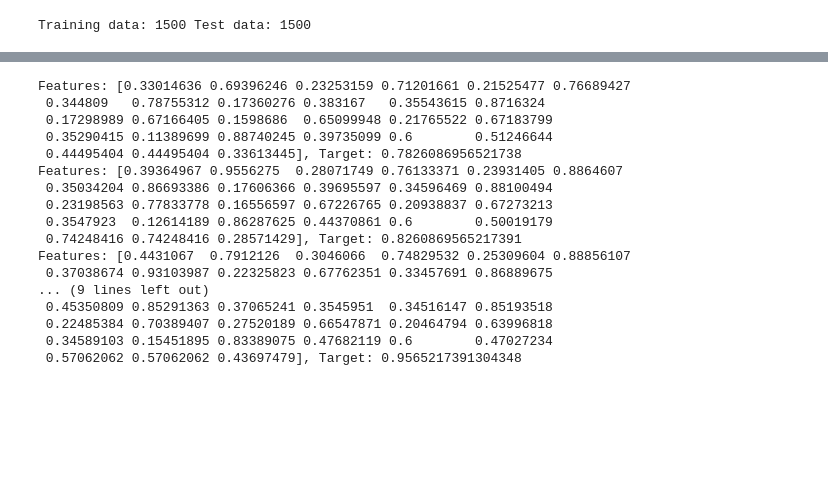
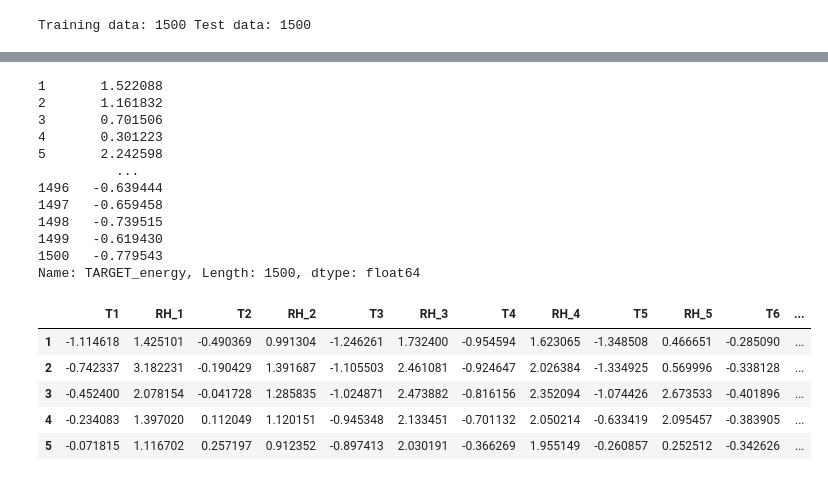
Before and after one commit to nchand/predict-energy-use, a Jupyter notebook: ep_nn.ipynb, the cells around one changed output, grey strips where cells are left out. Saved outputs shown, nothing was run; the diff lists cells and outputs as text; code cells hidden in the pictures; blank space fills up the shorter version.

```diff
--- a/ep_nn.ipynb
+++ b/ep_nn.ipynb
@@ -85,0 +59,4 @@ dtype: object
+# %%
+columns = energyhr.columns
+df = energyhr
+df.dtypes
@@ -110,20 +105,15 @@ df.shape
 # %%
-from sklearn import preprocessing
+from sklearn.preprocessing import StandardScaler
 
-partial_data = df
+scale = StandardScaler()
+sc_data = scale.fit_transform(df)
+sc_data = pd.DataFrame(sc_data)
+sc_data.columns=df.columns
+sc_data
 
-x = partial_data.values
-min_max_scaler = preprocessing.MinMaxScaler()
-x_scaled = min_max_scaler.fit_transform(x)
-complete_normalized_data = pd.DataFrame(x_scaled)
-
-train_data= complete_normalized_data[1:1501]
-test_data = complete_normalized_data[1502:3002]
+train_data= sc_data[1:1501]
+test_data = sc_data[1502:3002]
 
 print(f'Training data: {len(train_data)} Test data: {len(test_data)}')
 # %% [output]
 Training data: 1500 Test data: 1500
-# %%
-target = train_data.pop(train_data.columns[len(train_data.columns)-1])
-dataset = tf.data.Dataset.from_tensor_slices((train_data.values, target.values))
-train_data
@@ -144,21 +119,0 @@ train_data
-# %%
-for f, t in dataset.take(5):
-  print ('Features: {}, Target: {}'.format(f, t))
-# %% [output]
-Features: [0.33014636 0.69396246 0.23253159 0.71201661 0.21525477 0.76689427
- 0.344809   0.78755312 0.17360276 0.383167   0.35543615 0.8716324
- 0.17298989 0.67166405 0.1598686  0.65099948 0.21765522 0.67183799
- 0.35290415 0.11389699 0.88740245 0.39735099 0.6        0.51246644
- 0.44495404 0.44495404 0.33613445], Target: 0.7826086956521738
-Features: [0.39364967 0.9556275  0.28071749 0.76133371 0.23931405 0.8864607
- 0.35034204 0.86693386 0.17606366 0.39695597 0.34596469 0.88100494
- 0.23198563 0.77833778 0.16556597 0.67226765 0.20938837 0.67273213
- 0.3547923  0.12614189 0.86287625 0.44370861 0.6        0.50019179
- 0.74248416 0.74248416 0.28571429], Target: 0.8260869565217391
-Features: [0.4431067  0.7912126  0.3046066  0.74829532 0.25309604 0.88856107
- 0.37038674 0.93103987 0.22325823 0.67762351 0.33457691 0.86889675
-... (9 lines left out)
- 0.45350809 0.85291363 0.37065241 0.3545951  0.34516147 0.85193518
- 0.22485384 0.70389407 0.27520189 0.66547871 0.20464794 0.63996818
- 0.34589103 0.15451895 0.83389075 0.47682119 0.6        0.47027234
- 0.57062062 0.57062062 0.43697479], Target: 0.9565217391304348
@@ -166,0 +120,23 @@ train_dataset = dataset.shuffle(len(train_data)).batch(1)
+# %%
+train_result = train_data.pop('TARGET_energy')
+print(train_result)
+train_data.head()
+# %% [output]
+1       1.522088
+2       1.161832
+3       0.701506
+4       0.301223
+5       2.242598
+          ...
+1496   -0.639444
+1497   -0.659458
+1498   -0.739515
+1499   -0.619430
+1500   -0.779543
+Name: TARGET_energy, Length: 1500, dtype: float64
+|  | T1 | RH_1 | T2 | RH_2 | T3 | RH_3 | T4 | RH_4 | T5 | RH_5 | T6 | ... |
+| 1 | -1.114618 | 1.425101 | -0.490369 | 0.991304 | -1.246261 | 1.732400 | -0.954594 | 1.623065 | -1.348508 | 0.466651 | -0.285090 | ... |
+| 2 | -0.742337 | 3.182231 | -0.190429 | 1.391687 | -1.105503 | 2.461081 | -0.924647 | 2.026384 | -1.334925 | 0.569996 | -0.338128 | ... |
+| 3 | -0.452400 | 2.078154 | -0.041728 | 1.285835 | -1.024871 | 2.473882 | -0.816156 | 2.352094 | -1.074426 | 2.673533 | -0.401896 | ... |
+| 4 | -0.234083 | 1.397020 | 0.112049 | 1.120151 | -0.945348 | 2.133451 | -0.701132 | 2.050214 | -0.633419 | 2.095457 | -0.383905 | ... |
+| 5 | -0.071815 | 1.116702 | 0.257197 | 0.912352 | -0.897413 | 2.030191 | -0.366269 | 1.955149 | -0.260857 | 0.252512 | -0.342626 | ... |
```
Also changed, not shown: parts of 15 cells of this notebook.
